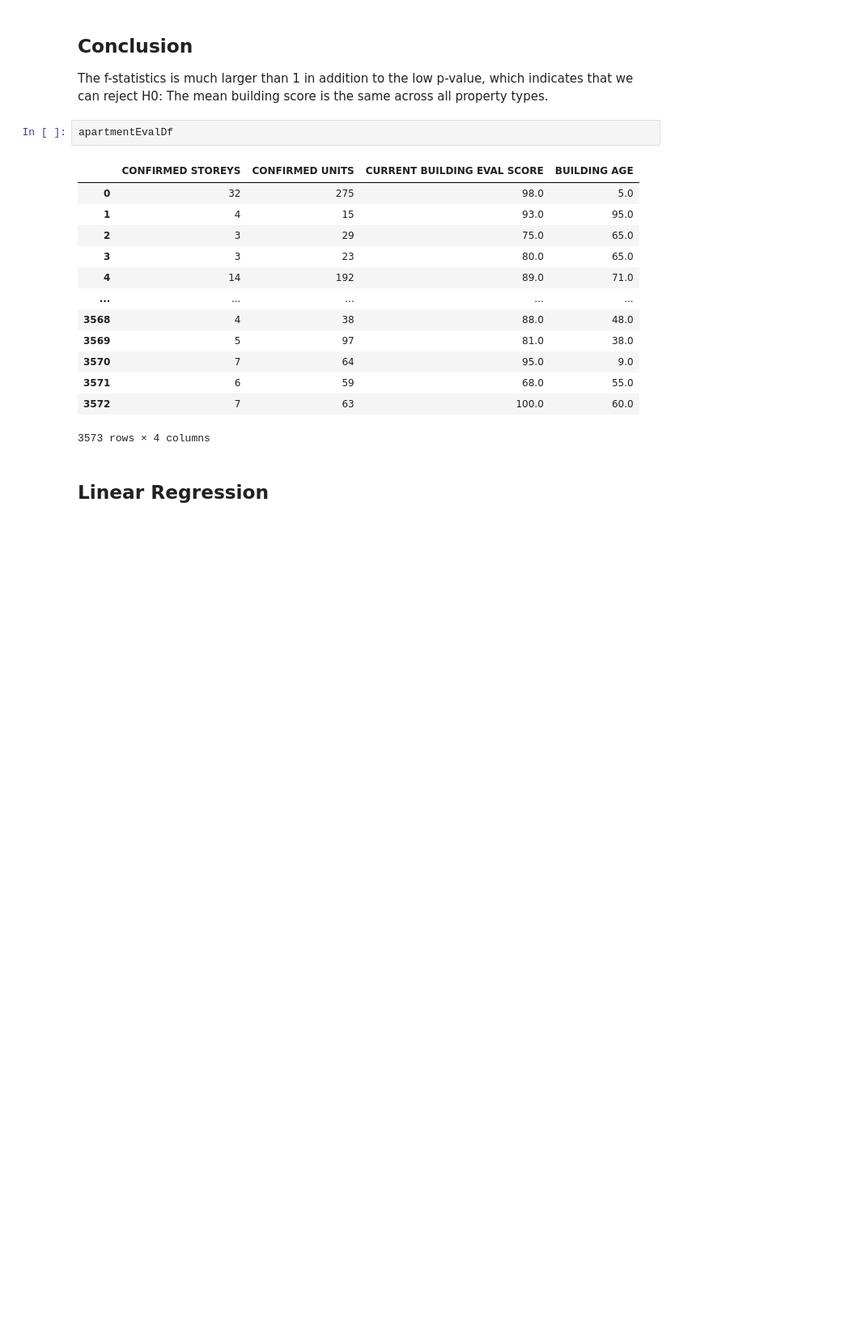
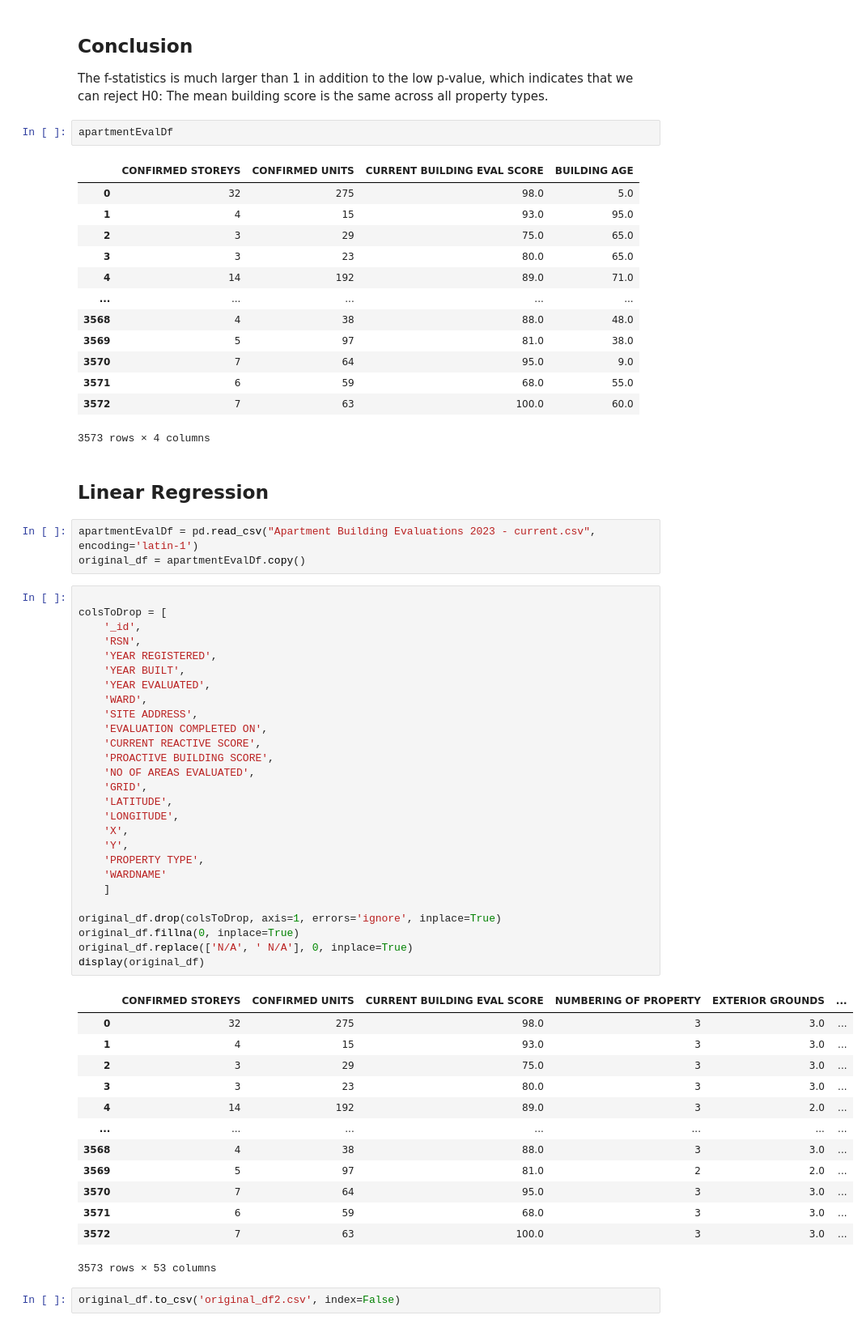
Before and after one commit to rodionol/DSStatsGroupProject, a Jupyter notebook: Term-Project-Group-1-vJN.ipynb, the cells around one changed output. Shown at 81% size. Drawn from its saved outputs; the diff is of its cells as text; blank space fills up the shorter version.

```diff
--- a/Term-Project-Group-1-vJN.ipynb
+++ b/Term-Project-Group-1-vJN.ipynb
@@ -236,6 +251,52 @@ apartmentEvalDf
 3573 rows × 4 columns
 # %% [markdown]
 ## Linear Regression
+# %%
+apartmentEvalDf = pd.read_csv("Apartment Building Evaluations 2023 - current.csv", encoding='latin-1')
+original_df = apartmentEvalDf.copy()
+# %%
+
+colsToDrop = [
+    '_id',
+    'RSN',
+    'YEAR REGISTERED',
+    'YEAR BUILT',
+    'YEAR EVALUATED',
+    'WARD',
+    'SITE ADDRESS',
+    'EVALUATION COMPLETED ON',
+    'CURRENT REACTIVE SCORE',
+    'PROACTIVE BUILDING SCORE',
+    'NO OF AREAS EVALUATED',
+    'GRID',
+    'LATITUDE',
+    'LONGITUDE',
+    'X',
+    'Y',
+    'PROPERTY TYPE',
+    'WARDNAME'
+    ]
+
+original_df.drop(colsToDrop, axis=1, errors='ignore', inplace=True)
+original_df.fillna(0, inplace=True)
+original_df.replace(['N/A', ' N/A'], 0, inplace=True)
+display(original_df)
+# %% [output]
+|  | CONFIRMED STOREYS | CONFIRMED UNITS | CURRENT BUILDING EVAL SCORE | NUMBERING OF PROPERTY | EXTERIOR GROUNDS | ... |
+| 0 | 32 | 275 | 98.0 | 3 | 3.0 | ... |
+| 1 | 4 | 15 | 93.0 | 3 | 3.0 | ... |
+| 2 | 3 | 29 | 75.0 | 3 | 3.0 | ... |
+| 3 | 3 | 23 | 80.0 | 3 | 3.0 | ... |
+| 4 | 14 | 192 | 89.0 | 3 | 2.0 | ... |
+| ... | ... | ... | ... | ... | ... | ... |
+| 3568 | 4 | 38 | 88.0 | 3 | 3.0 | ... |
+| 3569 | 5 | 97 | 81.0 | 2 | 2.0 | ... |
+| 3570 | 7 | 64 | 95.0 | 3 | 3.0 | ... |
+| 3571 | 6 | 59 | 68.0 | 3 | 3.0 | ... |
+| 3572 | 7 | 63 | 100.0 | 3 | 3.0 | ... |
+3573 rows × 53 columns
+# %%
+original_df.to_csv('original_df2.csv', index=False)
 # %%
 from sklearn.linear_model import LinearRegression
 from sklearn.model_selection import train_test_split
```
Also changed, not shown: parts of 4 cells of this notebook.
